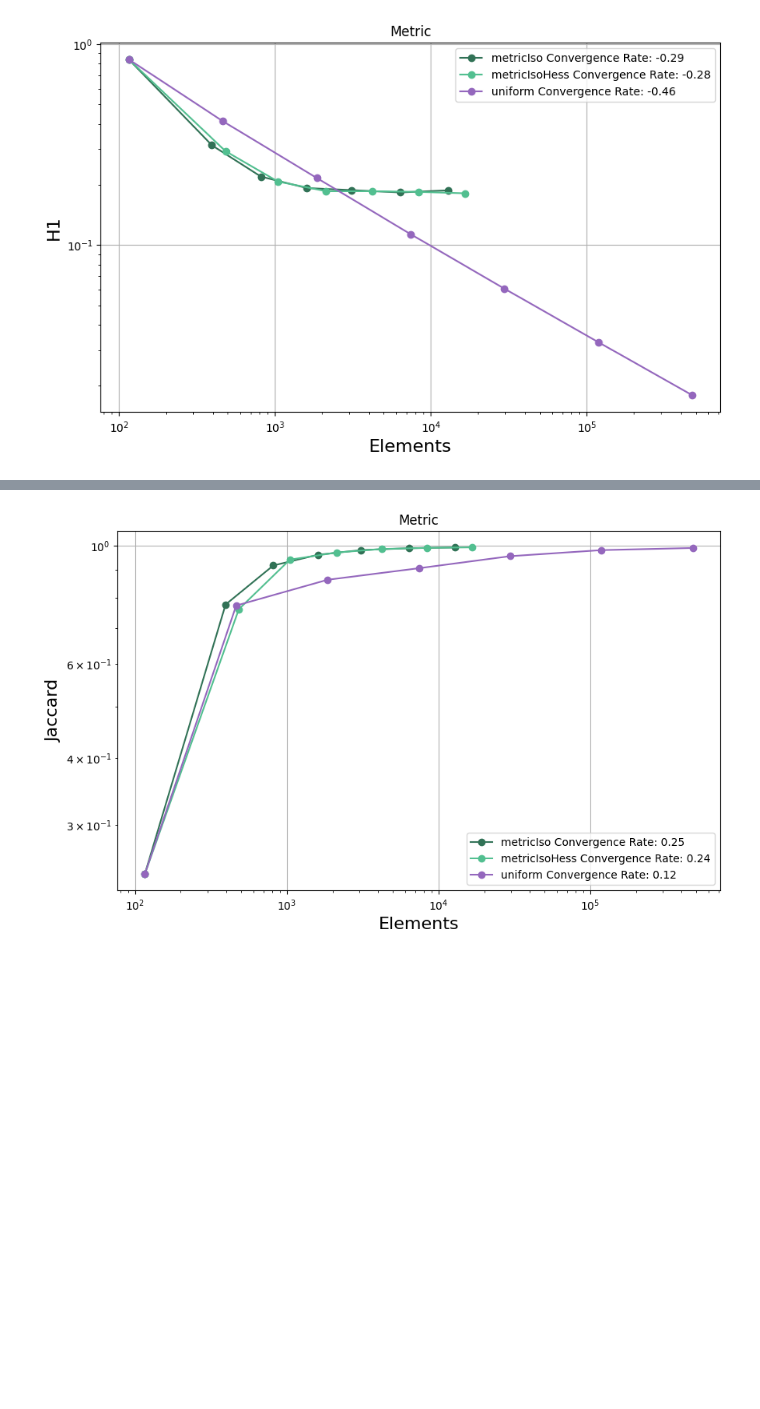
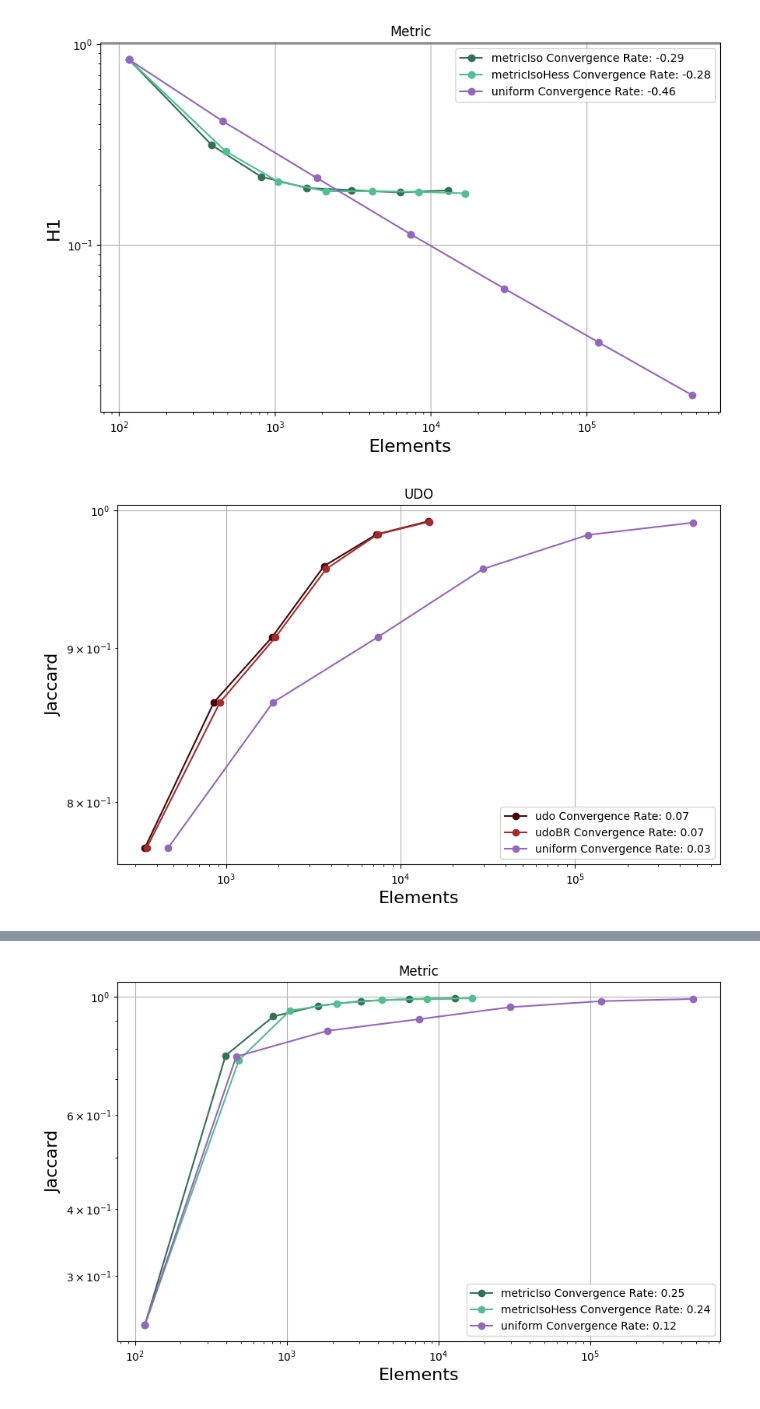
Before and after one commit to StefanoFochesatto/VI-AMR, a Jupyter notebook: NumericalResults/ConvergenceResults/PlotExplorer.ipynb, the cells around one changed output, grey strips where cells are left out. Cells and saved outputs as stored; diff of their text form; code cells hidden in the pictures; blank space fills up the shorter version.

```diff
--- a/NumericalResults/ConvergenceResults/PlotExplorer.ipynb
+++ b/NumericalResults/ConvergenceResults/PlotExplorer.ipynb
@@ -125,4 +126,9 @@ getPlot(Convdf, ['metricIso', 'metricIsoHess', 'uniform'] , 'Elements', 'H1', 'M
 # metric averaging needs to be tuned
 # %% [output]
 [figure]
+# %%
+getPlot(Convdf.iloc[1:], ['udo', 'udoBR', 'uniform'] , 'Elements', 'Jaccard', 'UDO', plottype='loglog', methodcolors=methodcolors, legend = True)
+# Remove the first row for some of these plots, and computation of convergence rate
+# %% [output]
+[figure, added]
 # %%
```
Also changed, not shown: parts of 3 cells of this notebook, 17 other files.
